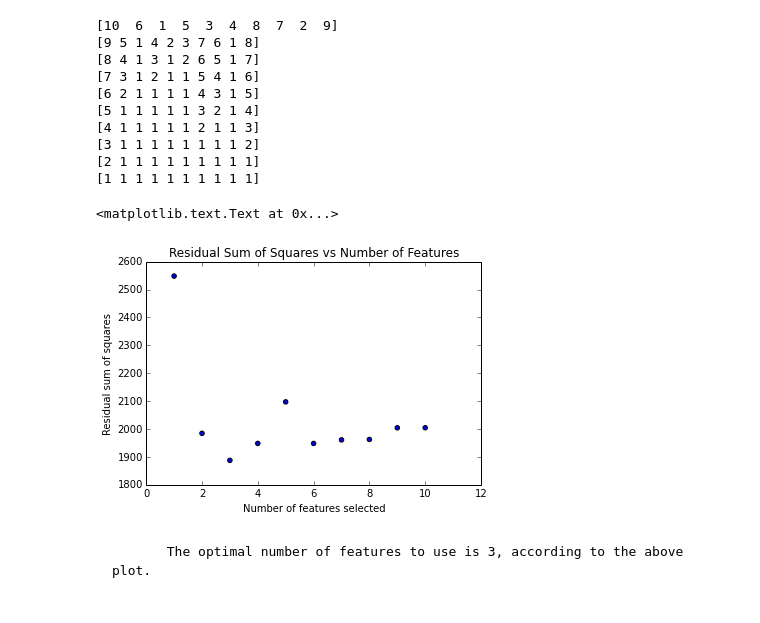
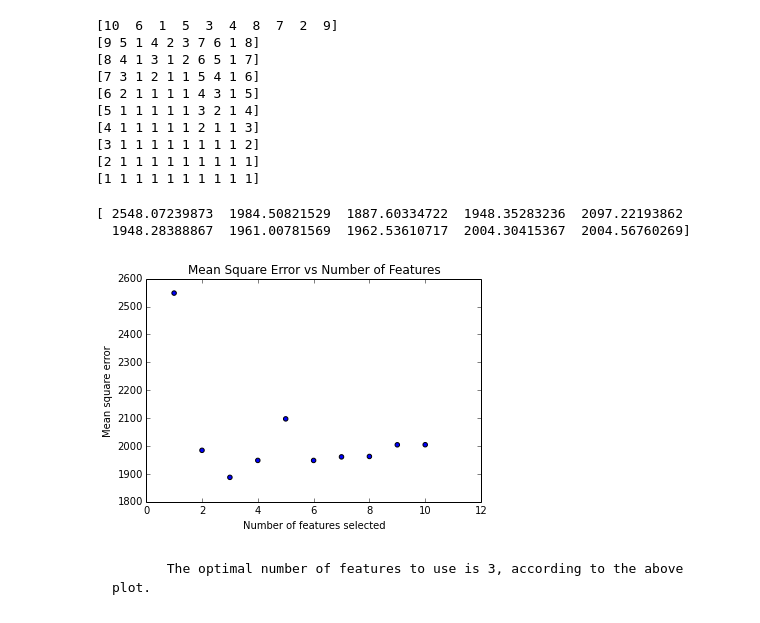
Before and after one commit to serrintine/datascience-fall14, a Jupyter notebook: lab1/lab1.ipynb, the cells around one changed output. Drawn from its saved outputs; the diff is of its cells as text; code cells hidden in the pictures.

```diff
--- a/lab1/lab1.ipynb
+++ b/lab1/lab1.ipynb
@@ -120,14 +122,12 @@ Residual sum of squares: 2548.07
           It seems that a more complex model usually fits the data better.
 # %%
+# Perform RFE on 1 to 10 features
 num_features = [1, 2, 3, 4, 5, 6, 7, 8, 9, 10]
-rss = []
+diabetes_X_train = diabetes.data[:-20]
+
 for i in num_features:
-    diabetes_X_train = diabetes.data[:-20]
-    diabetes_X_test = diabetes.data[-20:]
-
     rfe = RFE(estimator=regr, n_features_to_select=i, step=1)
-    rfe.fit(diabetes_X_train,diabetes_y_train)
-
+    rfe.fit(diabetes_X_train, diabetes_y_train)
     print rfe.ranking_
 # %% [output]
 [10  6  1  5  3  4  8  7  2  9]
@@ -141,26 +141,31 @@ for i in num_features:
 [2 1 1 1 1 1 1 1 1 1]
 [1 1 1 1 1 1 1 1 1 1]
 # %%
-selection = [[2],[2,8],[2,4,8],[2,4,5,8],[2,3,4,5,8],[1,2,3,4,5,8],[1,2,3,4,5,7,8],[1,2,3,4,5,6,7,8],[1,2,3,4,5,6,7,8,9],[0,1,2,3,4,5,6,7,8,9]]
-rss = []
+# Create models using 1 to 10 features and plot MSE
+selection = [[2], [2, 8], [2, 4, 8], [2, 4, 5, 8], [2, 3, 4, 5, 8], [1, 2, 3, 4, 5, 8], [1, 2, 3, 4, 5, 7, 8],
+             [1, 2, 3, 4, 5, 6, 7, 8], [1, 2, 3, 4, 5, 6, 7, 8, 9], [0, 1, 2, 3, 4, 5, 6, 7, 8, 9]]
+mse = []
 
 for row in selection:
     diabetes_X_temp = diabetes.data[:,row]
     diabetes_X_train = diabetes_X_temp[:-20]
     diabetes_X_test = diabetes_X_temp[-20:]
 
     regr = LinearRegression()
     regr.fit(diabetes_X_train, diabetes_y_train)
 
-    rss = np.append(rss, np.mean((regr.predict(diabetes_X_test) - diabetes_y_test) ** 2))
+    mse = np.append(mse, np.mean((regr.predict(diabetes_X_test) - diabetes_y_test) ** 2))
 
-plt.scatter(num_features, rss)
+plt.scatter(num_features, mse)
 plt.xlabel('Number of features selected')
-plt.ylabel('Residual sum of squares')
-plt.title('Residual Sum of Squares vs Number of Features')
+plt.ylabel('Mean square error')
+plt.title('Mean Square Error vs Number of Features')
+
+print mse
 # %% [output]
-<matplotlib.text.Text at 0x...>
+[ 2548.07239873  1984.50821529  1887.60334722  1948.35283236  2097.22193862
+  1948.28388867  1961.00781569  1962.53610717  2004.30415367  2004.56760269]
-[figure, old version]
+[figure, new version]
 # %% [markdown]
            The optimal number of features to use is 3, according to the above plot.
 # %% [markdown]
```
Also changed, not shown: parts of 27 cells of this notebook, 2 other files.
